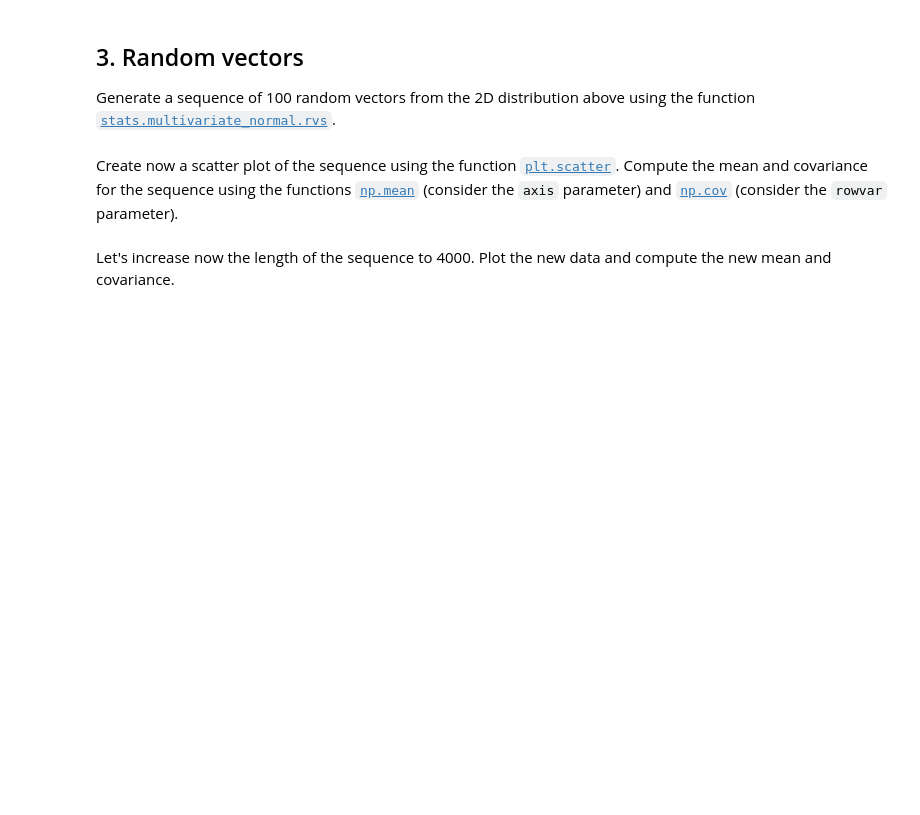
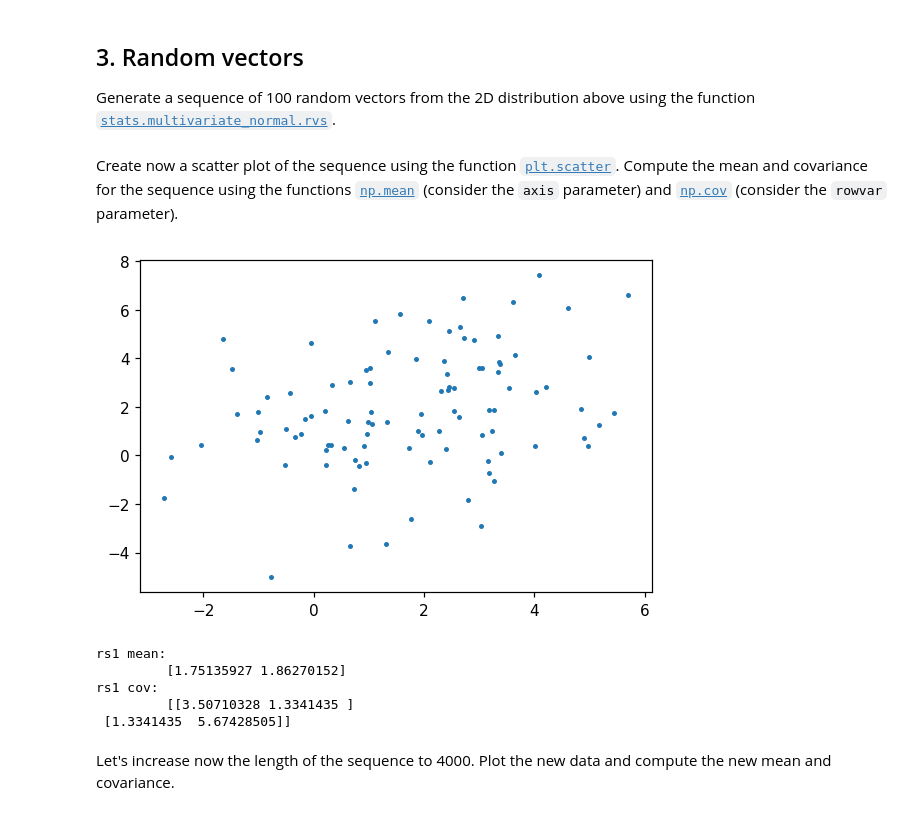
Before and after one commit to UoB-COMS21202/lab_sheets_public, a Jupyter notebook: lab_2/labsheet2.ipynb, the cells around one changed output. Drawn from its saved outputs; the diff is of its cells as text; code cells hidden in the pictures; blank space fills up the shorter version.

```diff
--- a/lab_2/labsheet2.ipynb
+++ b/lab_2/labsheet2.ipynb
@@ -59,3 +96,16 @@ Estimate the probability that the following vectors:
 are sampled from the distribution. Hint: use SciPy's function [`stats.multivariate_normal.pdf`](https://docs.scipy.org/doc/scipy/reference/generated/scipy.stats.multivariate_normal.html).
 # %%
 # write your code here
+# %%
+##CORRECT ANSWER##
+mu = np.array([2, 2])
+cm = np.array([[4,2], [2, 6]])
+
+x1 = (1, 2)
+x2 = (2, 8)
+x3 = (5, 4)
+
+print('x1:', stats.multivariate_normal.pdf(x1, mean=mu, cov=cm))
+print('x2:', stats.multivariate_normal.pdf(x2, mean=mu, cov=cm))
+print('x3:', stats.multivariate_normal.pdf(x3, mean=mu, cov=cm))
+##CORRECT ANSWER##
@@ -67,10 +125,33 @@ are sampled from the distribution. Hint: use SciPy's function [`stats.multivaria
 Generate a sequence of 100 random vectors from the 2D distribution above using the function [`stats.multivariate_normal.rvs`](https://docs.scipy.org/doc/scipy/reference/generated/scipy.stats.multivariate_normal.html).
 # %%
 # write your code here
+# %%
+##CORRECT ANSWER##
+rs1 = stats.multivariate_normal.rvs(mean=mu, cov=cm, size=100)
+##CORRECT ANSWER##
 # %% [markdown]
 Create now a scatter plot of the sequence using the function [`plt.scatter`](https://matplotlib.org/api/_as_gen/matplotlib.pyplot.scatter.html). Compute the mean and covariance for the sequence using the functions [`np.mean`](https://docs.scipy.org/doc/numpy-1.15.0/reference/generated/numpy.mean.html) (consider the `axis` parameter) and [`np.cov`](https://docs.scipy.org/doc/numpy-1.15.0/reference/generated/numpy.cov.html) (consider the `rowvar` parameter).
 # %%
 # write your code here
+# %%
+##CORRECT ANSWER##
+fig1, ax1 = plt.subplots()
+ax1.scatter( rs1[:,0], rs1[:,1], s=5 )
+plt.show()
+
+rs1_mean = rs1.mean(axis=0)
+rs1_cov  = np.cov(rs1, rowvar=0)
+
+print('rs1 mean:\n\t', rs1_mean)
+print('rs1 cov:\n\t', rs1_cov )
+##CORRECT ANSWER##
+# %% [output]
+[figure, added]
+rs1 mean:
+         [1.75135927 1.86270152]
+rs1 cov:
+         [[3.50710328 1.3341435 ]
+ [1.3341435  5.67428505]]
 # %% [markdown]
 Let's increase now the length of the sequence to 4000. Plot the new data and compute the new mean and covariance.
 # %%
```
Also changed, not shown: parts of 18 cells of this notebook.
